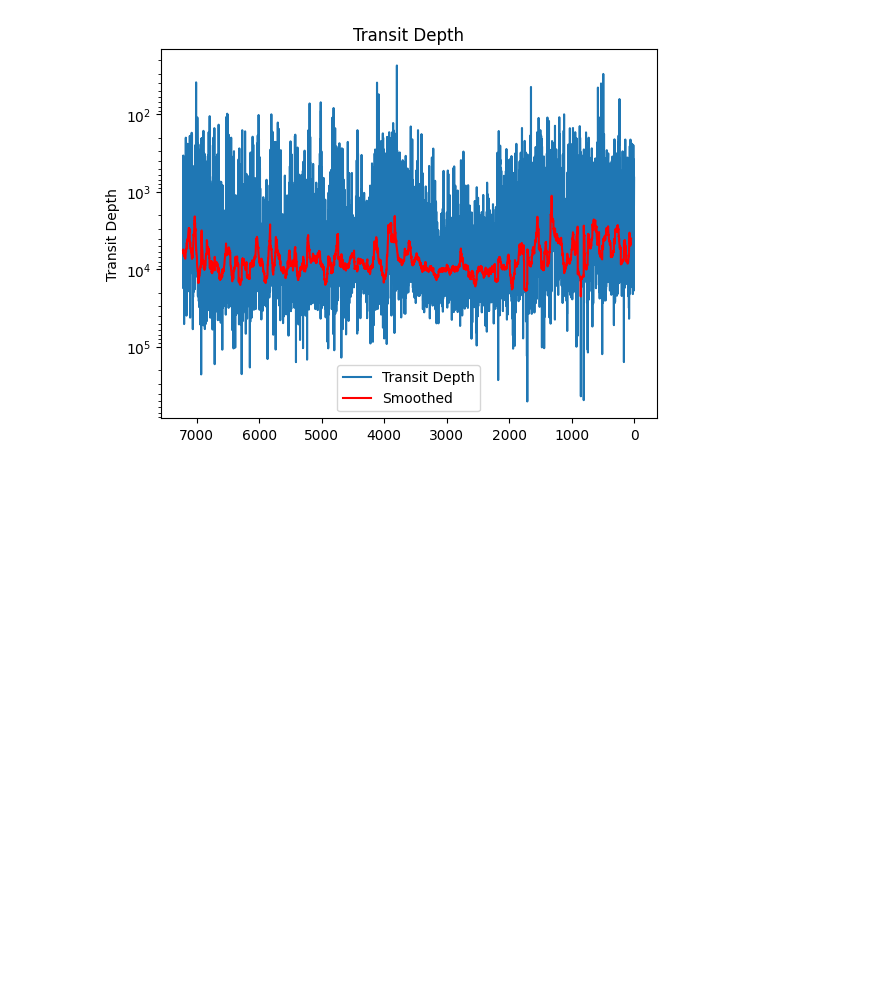
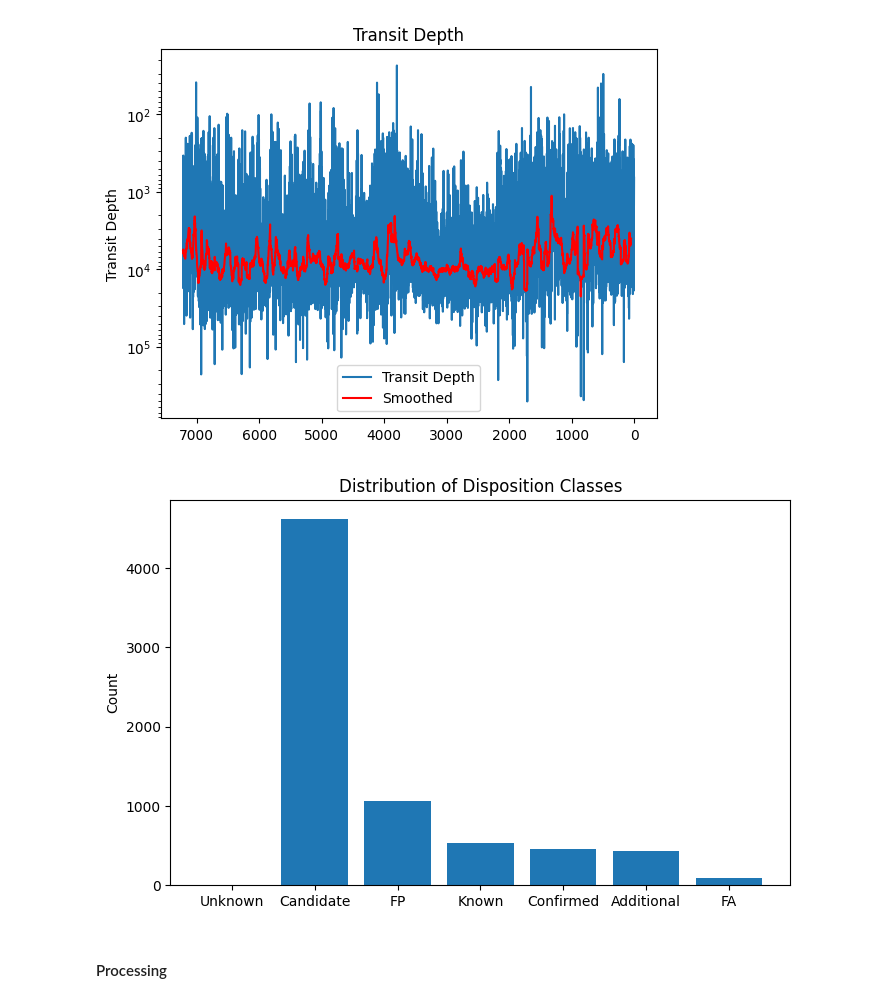
Before and after one commit to topollonaketsana/Exoplanet--Chronicles, a Jupyter notebook: notebooks/data_exploration.ipynb, the cells around one changed output. Drawn from its saved outputs; the diff is of its cells as text; code cells hidden in the pictures; blank space fills up the shorter version.

Commit message:
add .ipynb and figure

```diff
--- a/notebooks/data_exploration.ipynb
+++ b/notebooks/data_exploration.ipynb
@@ -333,3 +336,18 @@ plt.legend()
 plt.show()
 # %% [output]
 [figure]
+# %%
+## plot of disposition classes
+target_counts = df['disposition'].value_counts()
+
+plt.figure(figsize= (8, 5))
+plt.bar(target_counts.index, target_counts.values)
+plt.ylabel('Count')
+plt.title('Distribution of Disposition Classes')
+plt.xticks(ticks=target_counts.index, labels=['Candidate', 'FP', 'Known', 'Confirmed', 'Additional', 'FA', 'Unknown'])
+
+plt.show()
+# %% [output]
+[figure, added]
+# %% [markdown]
+#### Processing
```
Also changed, not shown: parts of 16 cells of this notebook.
